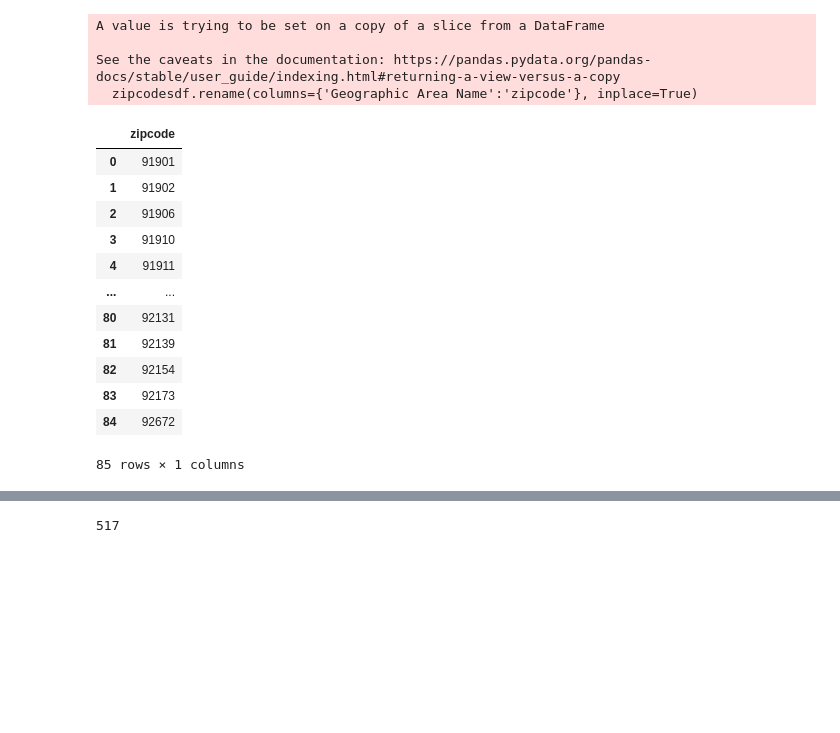
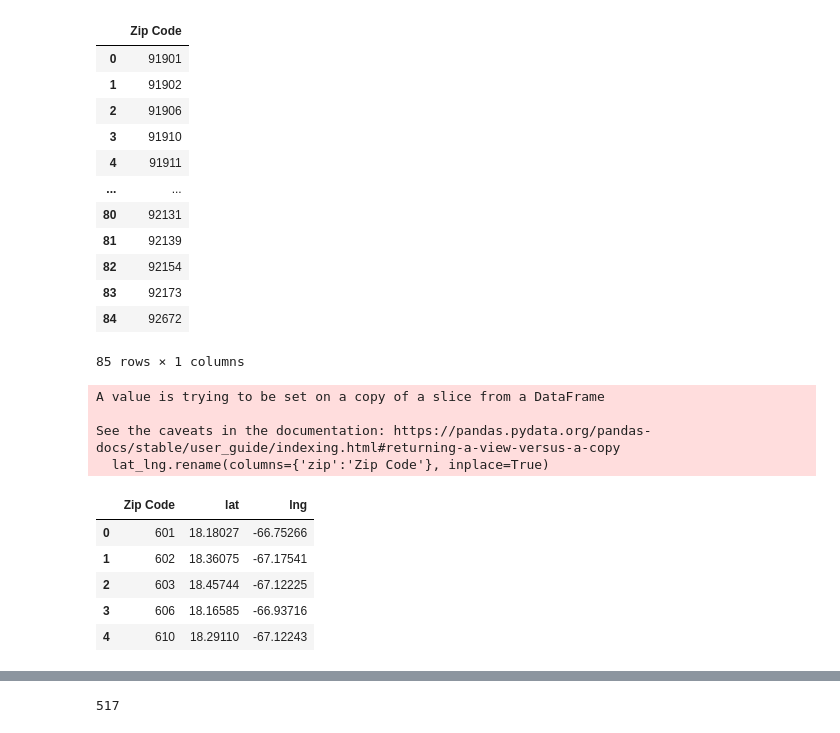
Before and after one commit to tsmtruong/final-project, a Jupyter notebook: Clean_Markets.ipynb, the cells around one changed output, grey strips where cells are left out. Saved outputs shown, nothing was run; the diff lists cells and outputs as text; code cells hidden in the pictures; blank space fills up the shorter version.

```diff
--- a/places.ipynb
+++ b/Clean_Markets.ipynb
@@ -10,31 +10,26 @@ import pandas as pd
 # %%
 # Read in dataset
 housing_data = pd.read_csv("Resources/Clean/San_Diego_Housing_Data.csv", index_col=0)
 # Reset index to add back zipcodes
 housing_data.reset_index(inplace=True)
 
 # Make new df with San Diego zipcodes
-zipcodesdf = housing_data[["Geographic Area Name"]]
-zipcodesdf.rename(columns={'Geographic Area Name':'zipcode'}, inplace=True)
+zipcodesdf = housing_data[["Zip Code"]]
 zipcodesdf
 # %% [output]
+|  | Zip Code |
+| 0 | 91901 |
+| 1 | 91902 |
+| 2 | 91906 |
+| 3 | 91910 |
+| 4 | 91911 |
+| ... | ... |
+| 80 | 92131 |
+| 81 | 92139 |
+| 82 | 92154 |
+| 83 | 92173 |
+| 84 | 92672 |
-A value is trying to be set on a copy of a slice from a DataFrame
-
-See the caveats in the documentation: https://pandas.pydata.org/pandas-docs/stable/user_guide/indexing.html#returning-a-view-versus-a-copy
-  zipcodesdf.rename(columns={'Geographic Area Name':'zipcode'}, inplace=True)
+85 rows × 1 columns
-|  | zipcode |
-| 0 | 91901 |
-| 1 | 91902 |
-| 2 | 91906 |
-| 3 | 91910 |
-| 4 | 91911 |
-| ... | ... |
-| 80 | 92131 |
-| 81 | 92139 |
-| 82 | 92154 |
-| 83 | 92173 |
-| 84 | 92672 |
-85 rows × 1 columns
 # %%
 # Read in US zipcode database
 us_zip = pd.read_csv("Resources/RAW/uszips.csv")
@@ -42,7 +37,18 @@ us_zip = pd.read_csv("Resources/RAW/uszips.csv")
 # Create dataframe for just zipcodes and lat/lon
 lat_lng = us_zip[['zip', 'lat', 'lng']]
 # Rename the zip column to zipcode so we can merge
-lat_lng.rename(columns={'zip':'zipcode'}, inplace=True)
+lat_lng.rename(columns={'zip':'Zip Code'}, inplace=True)
 lat_lng.head()
+# %% [output]
+A value is trying to be set on a copy of a slice from a DataFrame
+
+See the caveats in the documentation: https://pandas.pydata.org/pandas-docs/stable/user_guide/indexing.html#returning-a-view-versus-a-copy
+  lat_lng.rename(columns={'zip':'Zip Code'}, inplace=True)
+|  | Zip Code | lat | lng |
+| 0 | 601 | 18.18027 | -66.75266 |
+| 1 | 602 | 18.36075 | -67.17541 |
+| 2 | 603 | 18.45744 | -67.12225 |
+| 3 | 606 | 18.16585 | -66.93716 |
+| 4 | 610 | 18.29110 | -67.12243 |
 # %%
 # Merge dataframes on the zipcode
```
Also changed, not shown: parts of 3 cells of this notebook, 3 other files.
